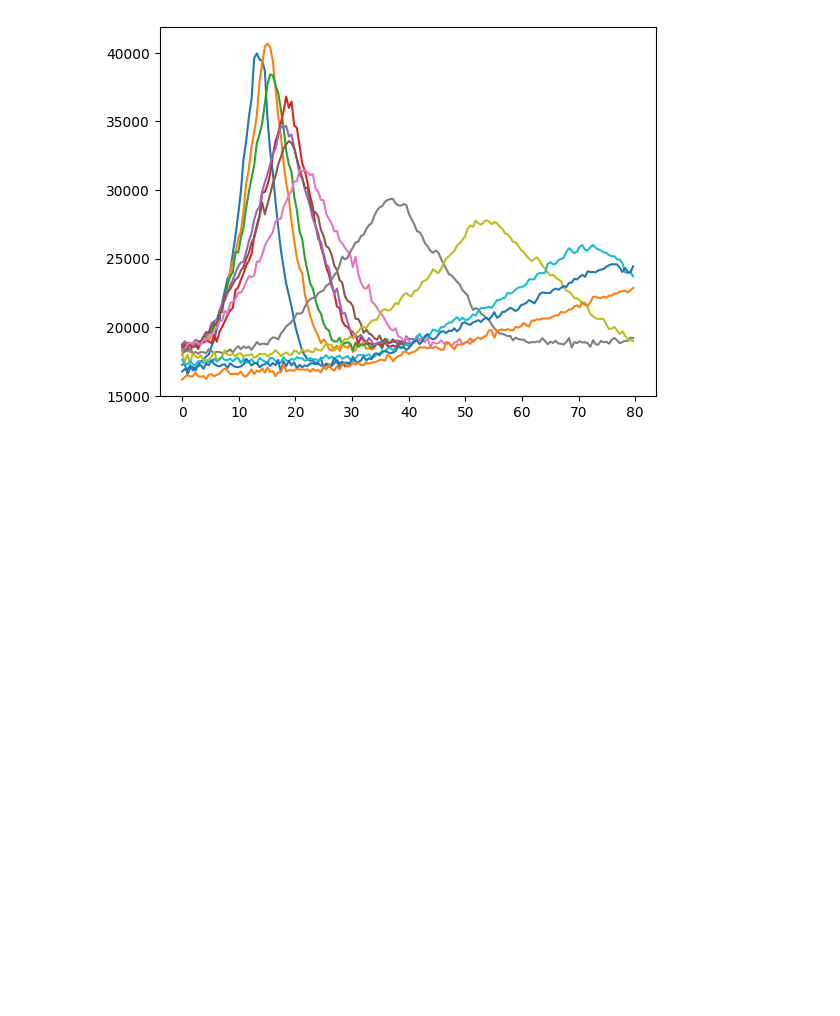
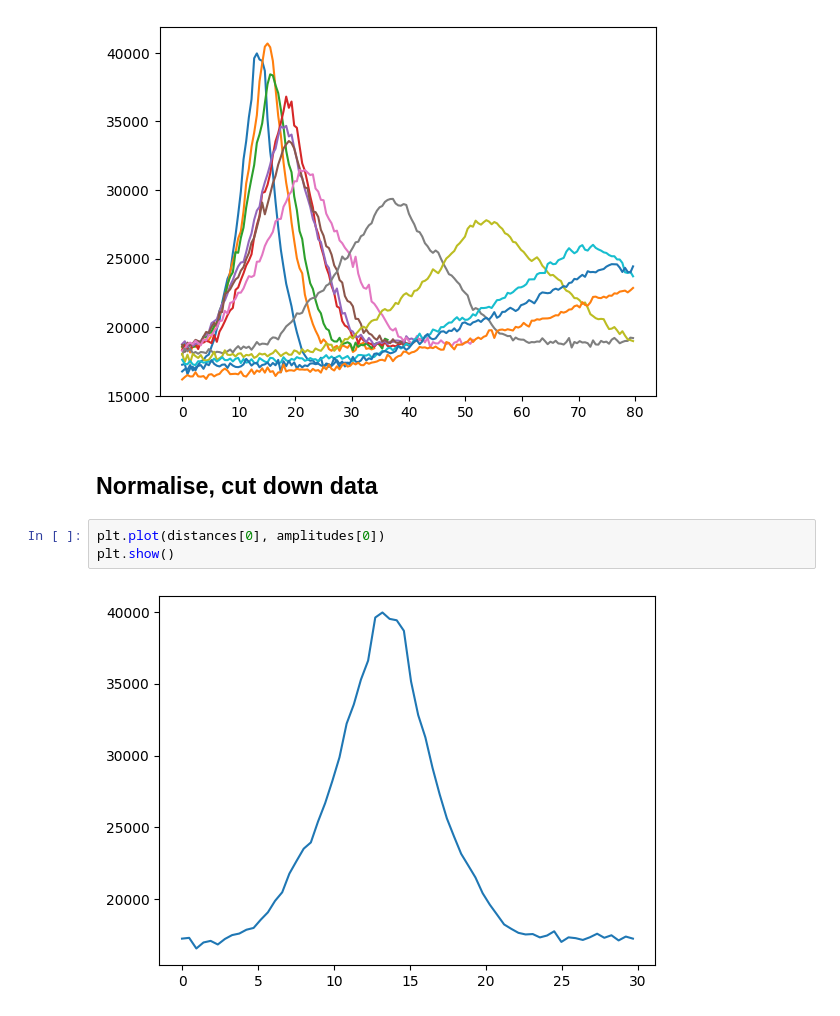
Before and after one commit to akay8/Level4Project, a Jupyter notebook: test_file.ipynb, the cells around one changed output. Drawn from its saved outputs; the diff is of its cells as text; blank space fills up the shorter version.

Commit message:
normalised some data

```diff
--- a/test_file.ipynb
+++ b/test_file.ipynb
@@ -59,3 +59,10 @@ for i in range(12):
 plt.show()
 # %% [output]
 [figure]
+# %% [markdown]
+## Normalise, cut down data
+# %%
+plt.plot(distances[0], amplitudes[0])
+plt.show()
+# %% [output]
+[figure, added]
```
Also changed, not shown: parts of 2 cells of this notebook.
